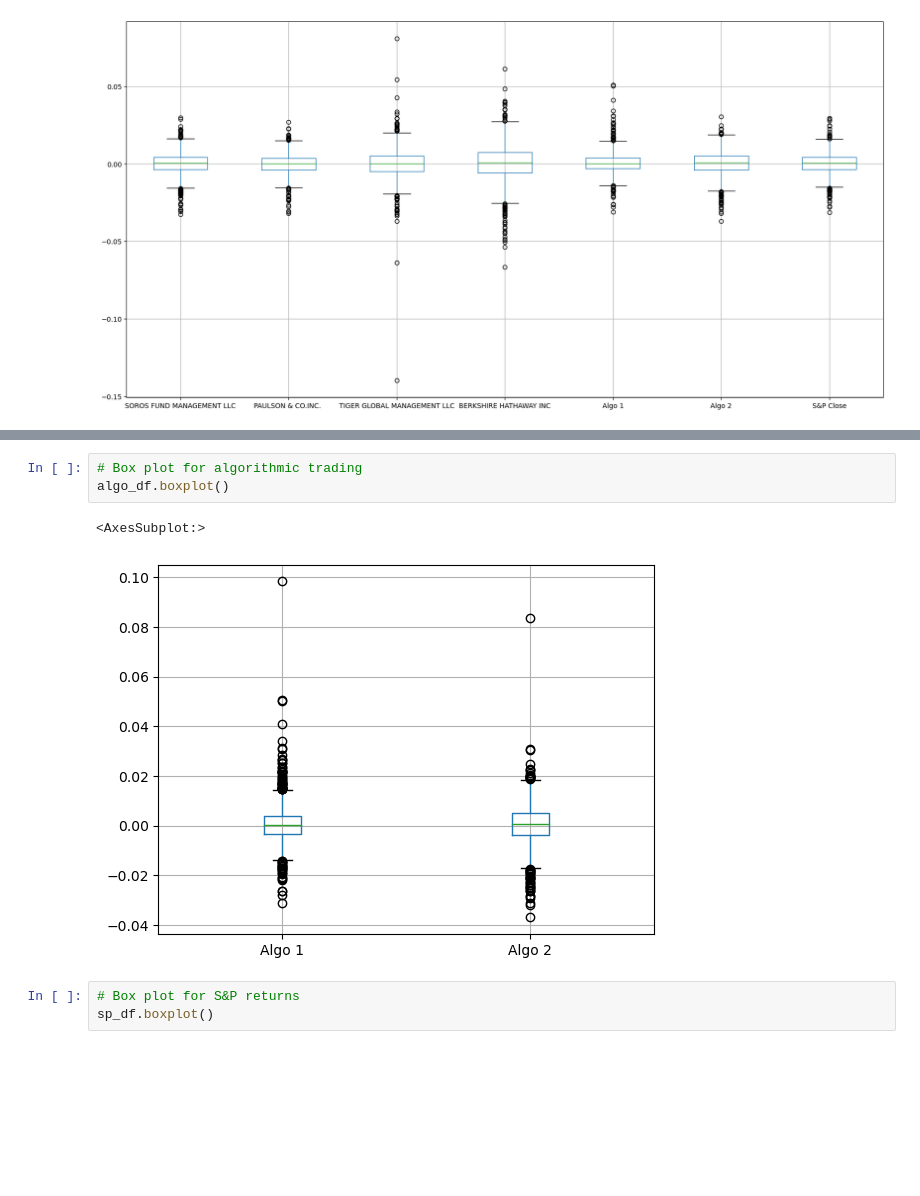
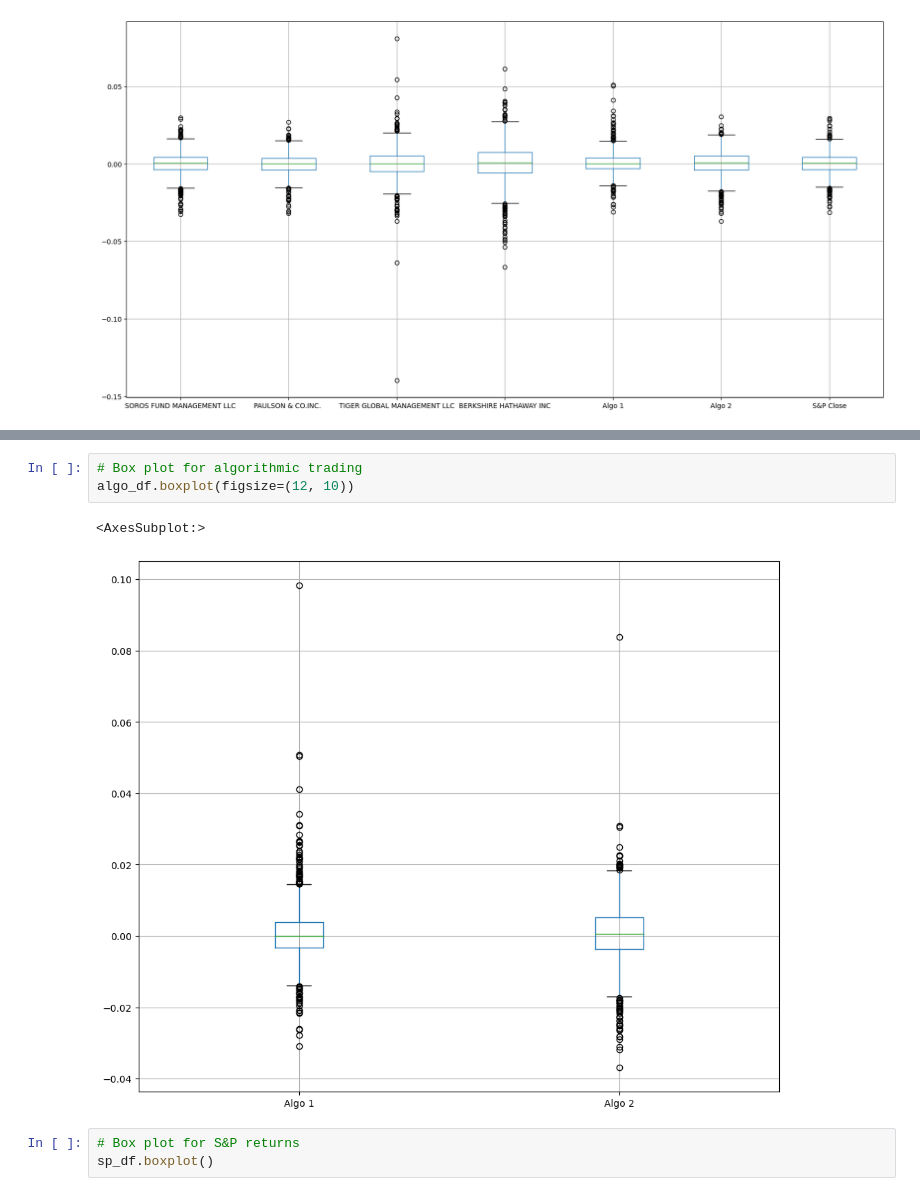
Before and after one commit to dileepadrd/module-4-challenge-algorithmic-trading-strategies, a Jupyter notebook: whale_analysis.ipynb, the cells around one changed output, grey strips where cells are left out. Drawn from its saved outputs; the diff is of its cells as text; blank space fills up the shorter version.

```diff
--- a/whale_analysis.ipynb
+++ b/whale_analysis.ipynb
@@ -251,9 +251,9 @@ whale_df.boxplot()
 # %%
 # Box plot for algorithmic trading
-algo_df.boxplot()
+algo_df.boxplot(figsize=(12, 10))
 # %% [output]
 <AxesSubplot:>
-[figure, old version]
+[figure, new version]
 # %%
 # Box plot for S&P returns
 sp_df.boxplot()
```
Also changed, not shown: parts of 1 cell of this notebook.
